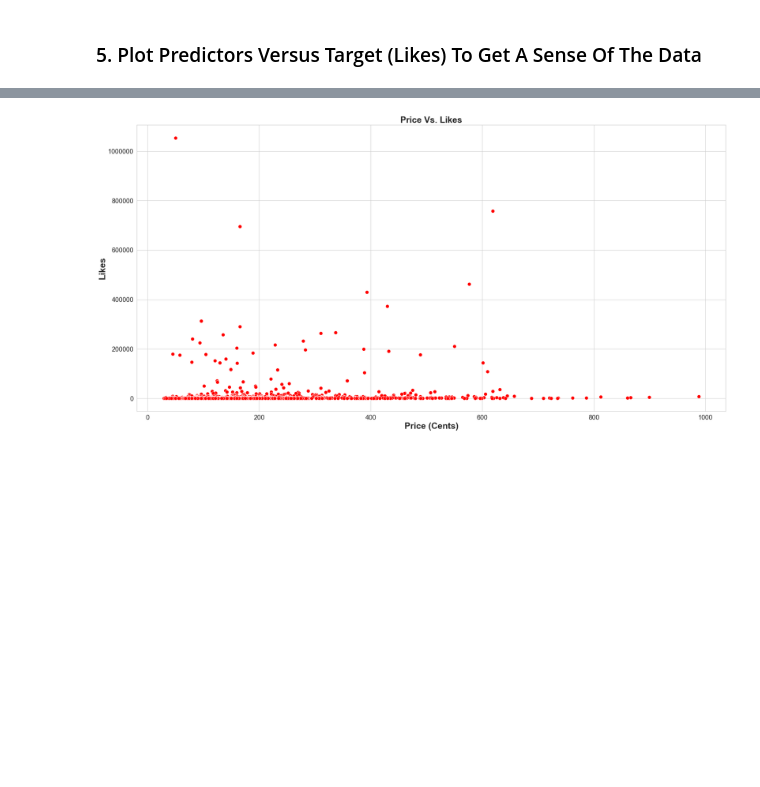
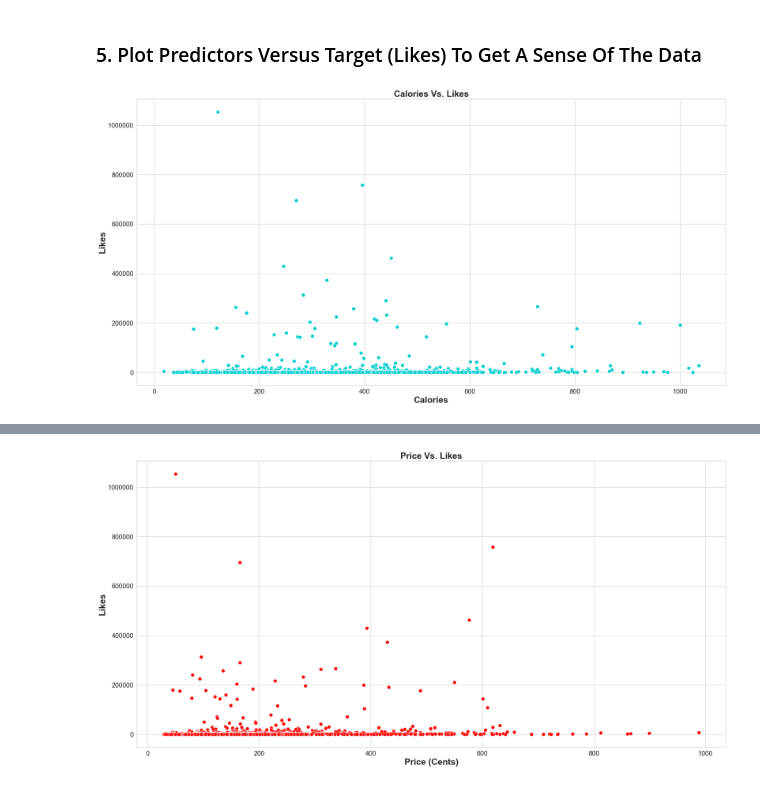
Before and after one commit to alexwcheng/recipe-webpage-ads, a Jupyter notebook: Jupyter_Notebooks/Exploratory Data Analysis.ipynb, the cells around one changed output, grey strips where cells are left out. Cells and saved outputs as stored; diff of their text form; code cells hidden in the pictures; blank space fills up the shorter version.

```diff
--- a/Jupyter_Notebooks/Exploratory Data Analysis.ipynb
+++ b/Jupyter_Notebooks/Exploratory Data Analysis.ipynb
@@ -149,3 +151,19 @@ Name: whole30, dtype: int64
 ___
 # %% [markdown]
 ### 5. Plot Predictors Versus Target (Likes) To Get A Sense Of The Data
+# %%
+#scatterplot of "calories" vs "aggregatelikes"
+
+sns.set(font_scale = 5)
+sns.set(style="whitegrid", color_codes=True, font_scale=1.7)
+fig, ax = plt.subplots()
+fig.set_size_inches(30,15)
+ax = sns.scatterplot(x="calories", y="aggregatelikes", color='darkturquoise', s=100, data=df)
+plt.xlabel('Calories', fontsize=25, weight = 'bold')
+plt.ylabel('Likes', fontsize=25, weight = 'bold')
+plt.title('Calories Vs. Likes', fontsize=25, weight = 'bold')
+plt.show()
+
+# plt.savefig('calories_versus_likes.pdf', dpi=300)
+# %% [output]
+[figure, added]
```
Also changed, not shown: parts of 14 cells of this notebook, 14 other files.
